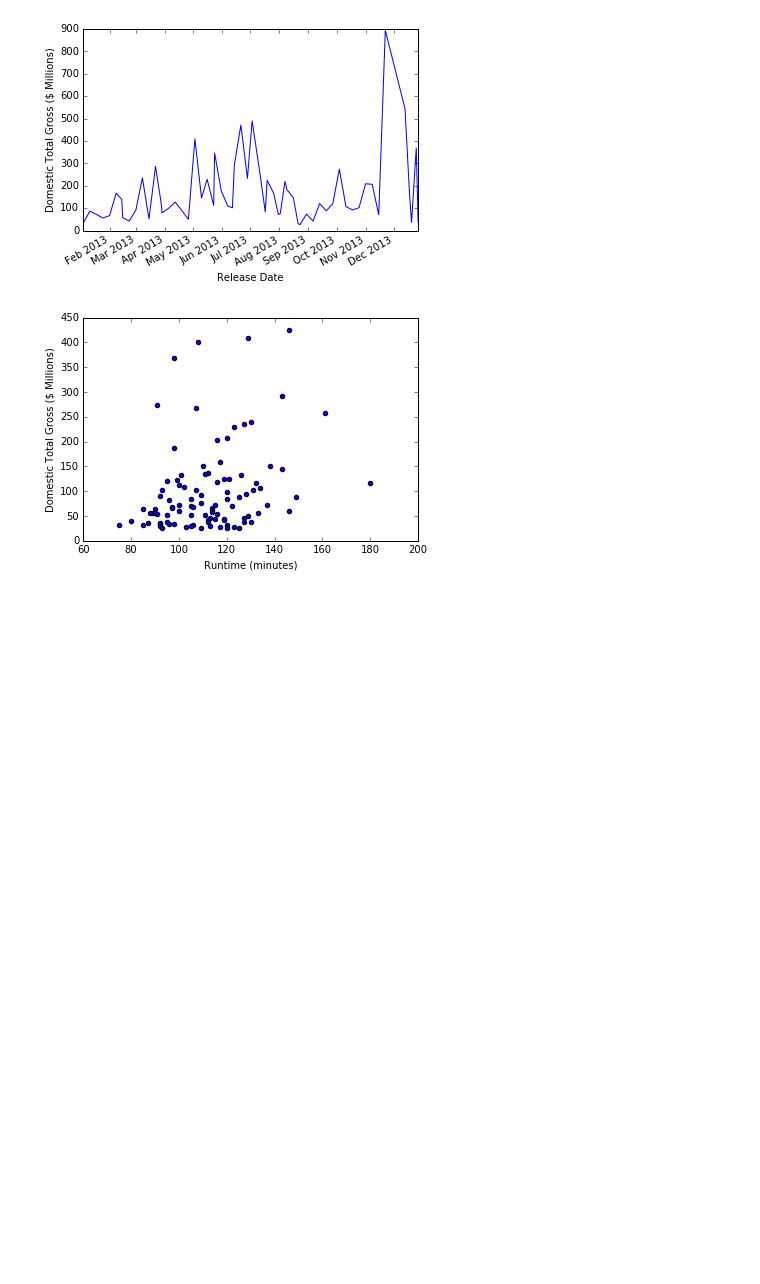
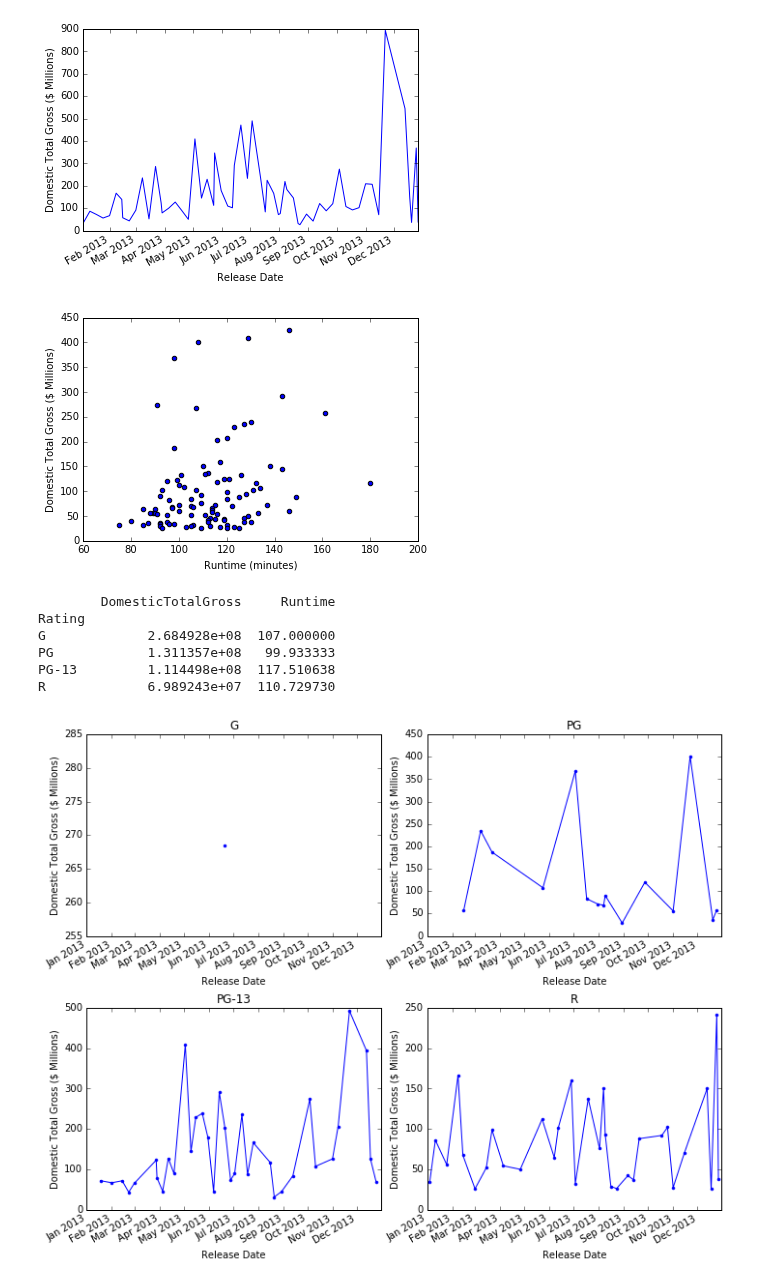
Before and after one commit to robinsones/dsp, a Jupyter notebook: challenges/submissions/02-luther1/alan/alan_luther.ipynb, the cells around one changed output. Cells and saved outputs as stored; diff of their text form; code cells hidden in the pictures; blank space fills up the shorter version.

```diff
--- a/challenges/submissions/02-luther1/alan/alan_luther.ipynb
+++ b/challenges/submissions/02-luther1/alan/alan_luther.ipynb
@@ -47,3 +52,46 @@ plt.ylabel('Domestic Total Gross ($ Millions)')
 plt.show()
 # %% [output]
 [figure]
+# %%
+# Challenge 3
+print pd.pivot_table(df, values=['Runtime','DomesticTotalGross'], index=['Rating'])
+# %% [output]
+        DomesticTotalGross     Runtime
+Rating
+G             2.684928e+08  107.000000
+PG            1.311357e+08   99.933333
+PG-13         1.114498e+08  117.510638
+R             6.989243e+07  110.729730
+# %%
+# Challenge 4
+# Make one figure with (N=the number of MPAA ratings there are) subplots
+# and in each plot the release date vs the domestic total gross.
+
+def plotReleaseVGross(df):
+    dtg_series = df.groupby('ReleaseDate').sum()['DomesticTotalGross'].sort_index()/1e6
+    dtg_series.plot(marker='.',xlim=pd.to_datetime(['1/1/2013','12/31/2013']))
+    plt.xlabel('Release Date')
+    plt.ylabel('Domestic Total Gross ($ Millions)')
+
+fig = plt.figure()
+fig.set_size_inches(10, 8)
+#fig = plt.subplots(nrows=2, ncols=2)
+plt.subplot(221)
+plotReleaseVGross(df[df['Rating']=='G'])
+plt.title('G')
+
+plt.subplot(222)
+plotReleaseVGross(df[df['Rating']=='PG'])
+plt.title('PG')
+
+plt.subplot(223)
+plotReleaseVGross(df[df['Rating']=='PG-13'])
+plt.title('PG-13')
+
+plt.subplot(224)
+plotReleaseVGross(df[df['Rating']=='R'])
+plt.title('R')
+plt.tight_layout(pad=1.0, w_pad=0.5, h_pad=1.0)
+plt.show()
+# %% [output]
+[figure, added]
```
Also changed, not shown: parts of 3 cells of this notebook.
